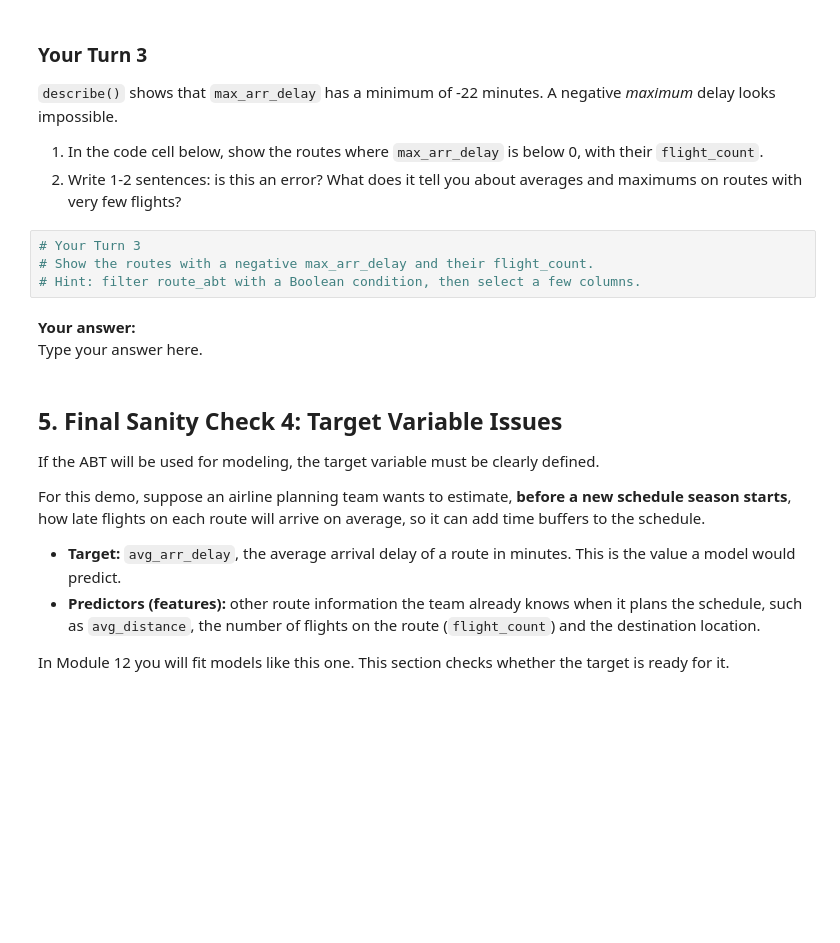
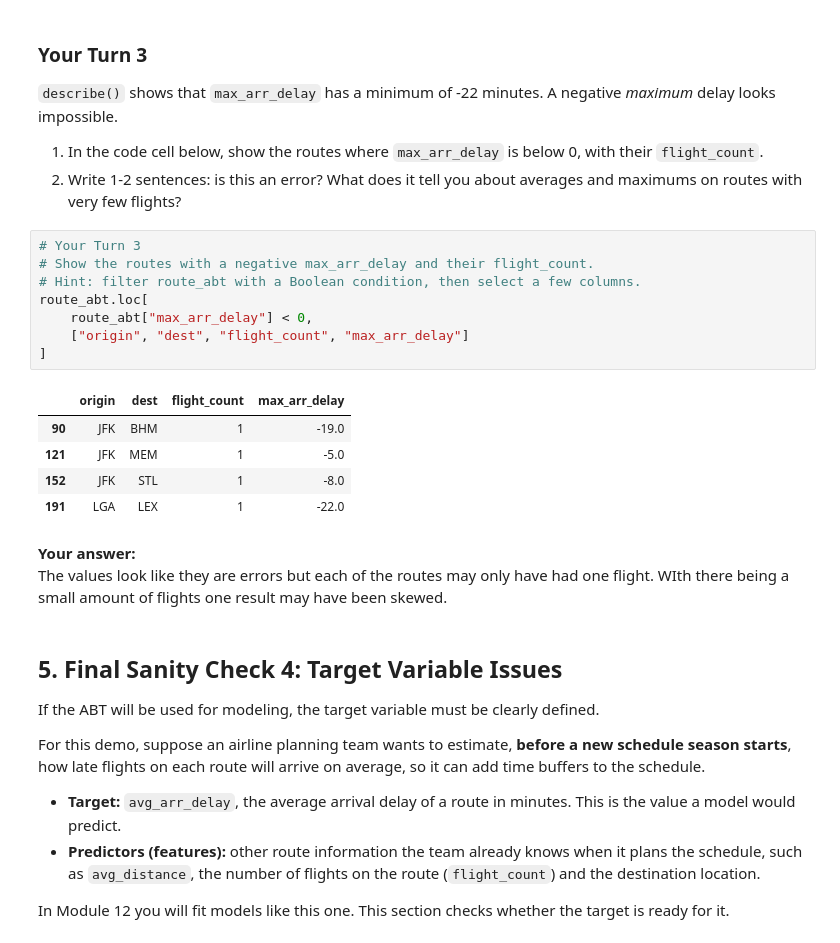
Before and after one commit to gracewimer/ban6003-week11-gracewimer, a Jupyter notebook: notebooks/module11_abt_documentation_guided_lab.ipynb, the cells around one changed output. Drawn from its saved outputs; the diff is of its cells as text; blank space fills up the shorter version.

```diff
--- a/notebooks/module11_abt_documentation_guided_lab.ipynb
+++ b/notebooks/module11_abt_documentation_guided_lab.ipynb
@@ -243,10 +333,20 @@ Extreme values do not automatically mean errors. They may be real business signa
 # %%
 # Your Turn 3
 # Show the routes with a negative max_arr_delay and their flight_count.
 # Hint: filter route_abt with a Boolean condition, then select a few columns.
+route_abt.loc[
+    route_abt["max_arr_delay"] < 0,
+    ["origin", "dest", "flight_count", "max_arr_delay"]
+]
+# %% [output]
+|  | origin | dest | flight_count | max_arr_delay |
+| 90 | JFK | BHM | 1 | -19.0 |
+| 121 | JFK | MEM | 1 | -5.0 |
+| 152 | JFK | STL | 1 | -8.0 |
+| 191 | LGA | LEX | 1 | -22.0 |
 # %% [markdown]
 **Your answer:**
-Type your answer here.
+The values look like they are errors but each of the routes may only have had one flight. WIth there being a small amount of flights one result may have been skewed.
 # %% [markdown]
 ## 5. Final Sanity Check 4: Target Variable Issues
 
```
Also changed, not shown: parts of 30 cells of this notebook, 3 other files.
